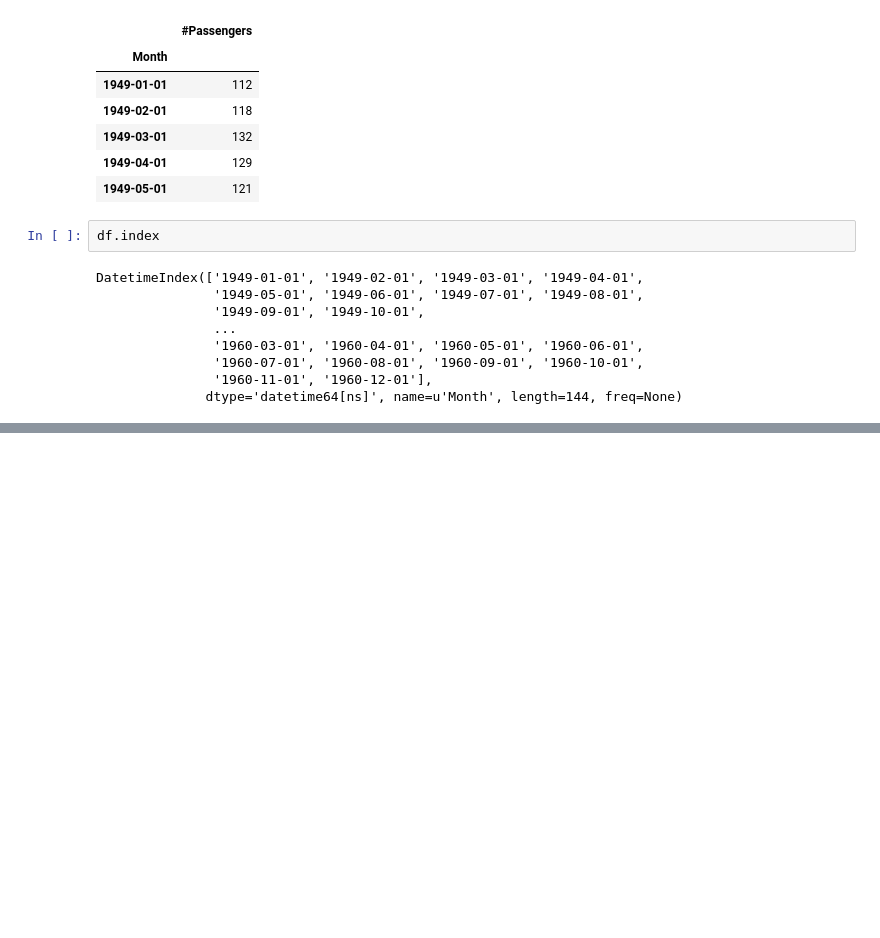
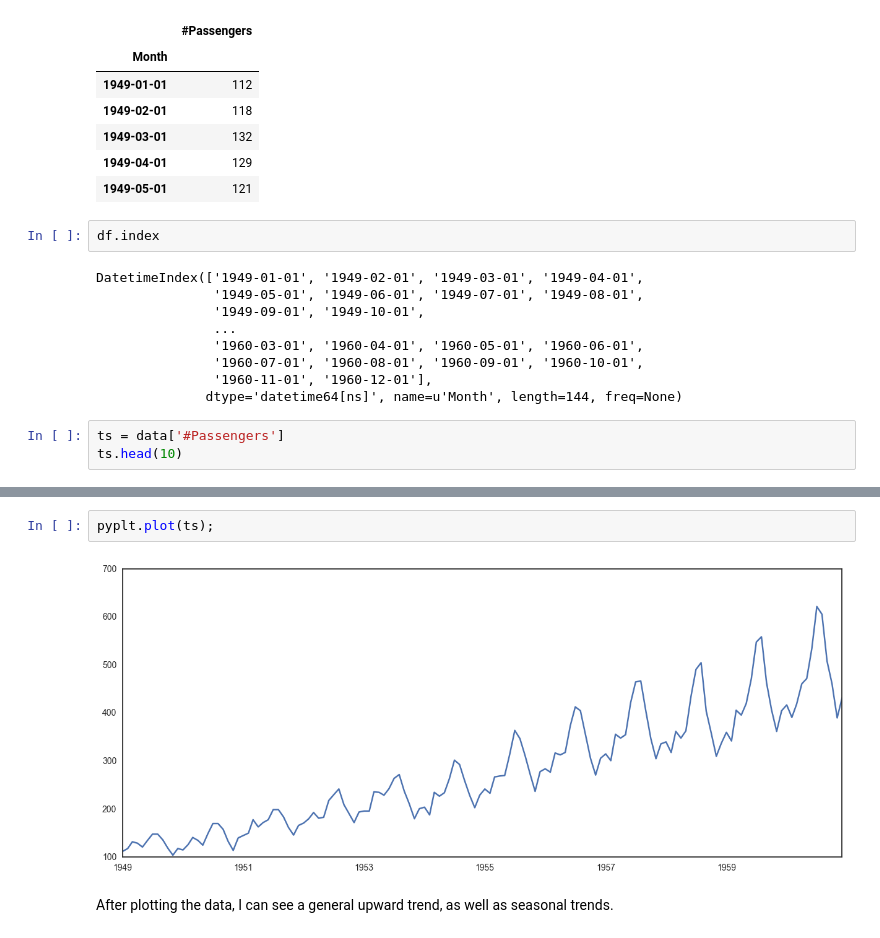
Before and after one commit to omoju/Fundamentals, a Jupyter notebook: Data/data_TS_1.ipynb, the cells around one changed output, grey strips where cells are left out. Cells and saved outputs as stored; diff of their text form; blank space fills up the shorter version.

```diff
--- a/Data/data_TS_1.ipynb
+++ b/Data/data_TS_1.ipynb
@@ -71,3 +71,6 @@ DatetimeIndex(['1949-01-01', '1949-02-01', '1949-03-01', '1949-04-01',
                '1960-07-01', '1960-08-01', '1960-09-01', '1960-10-01',
                '1960-11-01', '1960-12-01'],
               dtype='datetime64[ns]', name=u'Month', length=144, freq=None)
+# %%
+ts = data['#Passengers']
+ts.head(10)
@@ -73,0 +105,6 @@ DatetimeIndex(['1949-01-01', '1949-02-01', '1949-03-01', '1949-04-01',
+# %%
+pyplt.plot(ts);
+# %% [output]
+[figure, added]
+# %% [markdown]
+After plotting the data, I can see a general upward trend, as well as seasonal trends.
```
Also changed, not shown: parts of 6 cells of this notebook.
